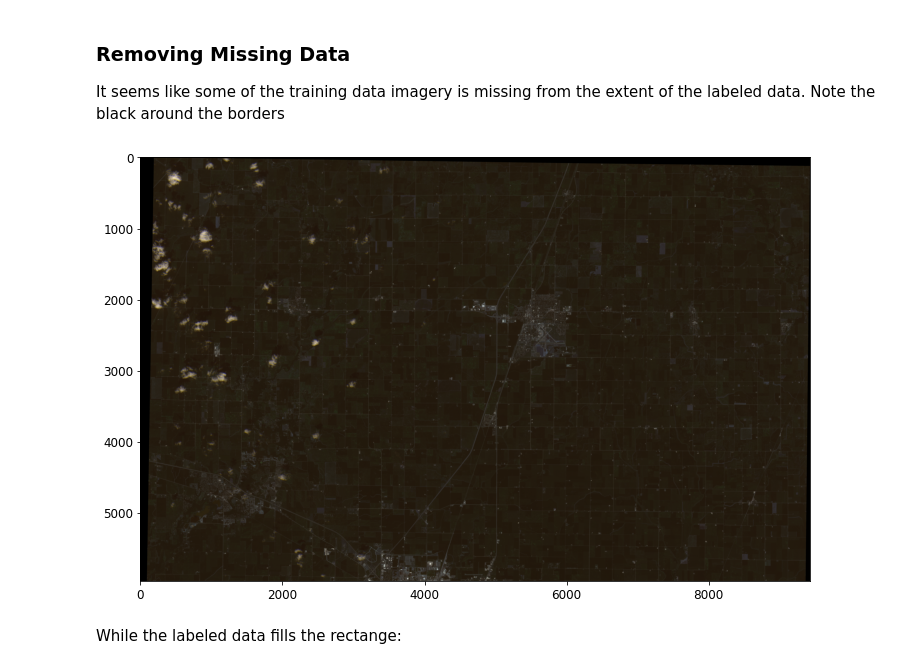
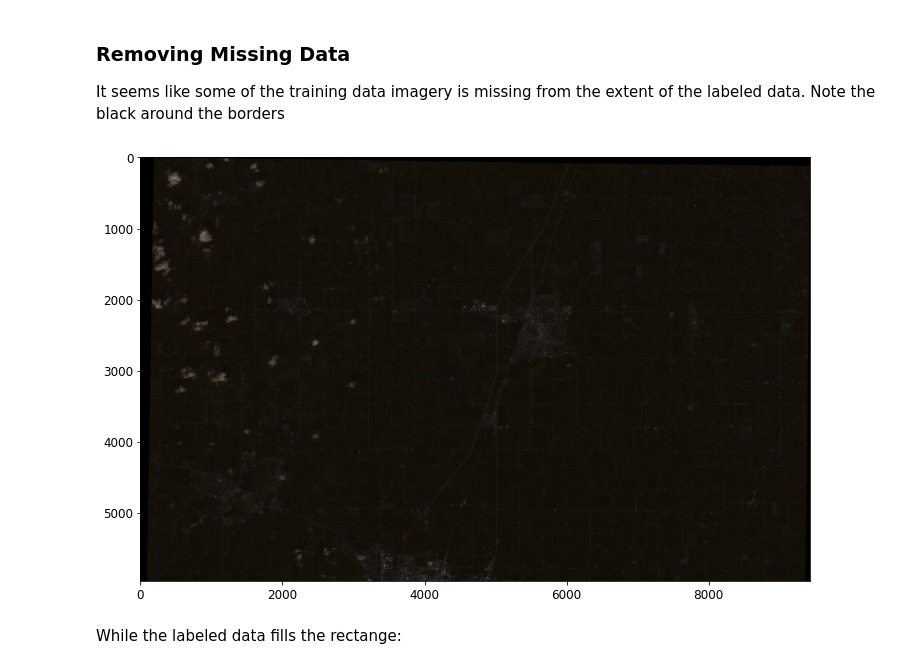
Before and after one commit to mstone121/crop_classification, a Jupyter notebook: classify_crops.ipynb, the cells around one changed output. Saved outputs shown, nothing was run; the diff lists cells and outputs as text; code cells hidden in the pictures.

```diff
--- a/classify_crops.ipynb
+++ b/classify_crops.ipynb
@@ -107,14 +107,15 @@ array([0, 1, 5], dtype=uint8)
 
 It seems like some of the training data imagery is missing from the extent of the labeled data. Note the black around the borders
 # %%
-def convert_training_to_rgb(data):
-    rgb = data[:,:,:3]
-    return rgb / rgb.max()
+def convert_training_to_rgb(data, bit_depth=16):
+    rgb = data[:, :, :3]
+    return rgb / 2 ** bit_depth
+
 
 plt.imshow(convert_training_to_rgb(full_training_data))
 plt.show()
 # %% [output]
-[figure, old version]
+[figure, new version]
 # %% [markdown]
 While the labeled data fills the rectange:
 # %%
```
Also changed, not shown: parts of 7 cells of this notebook.
